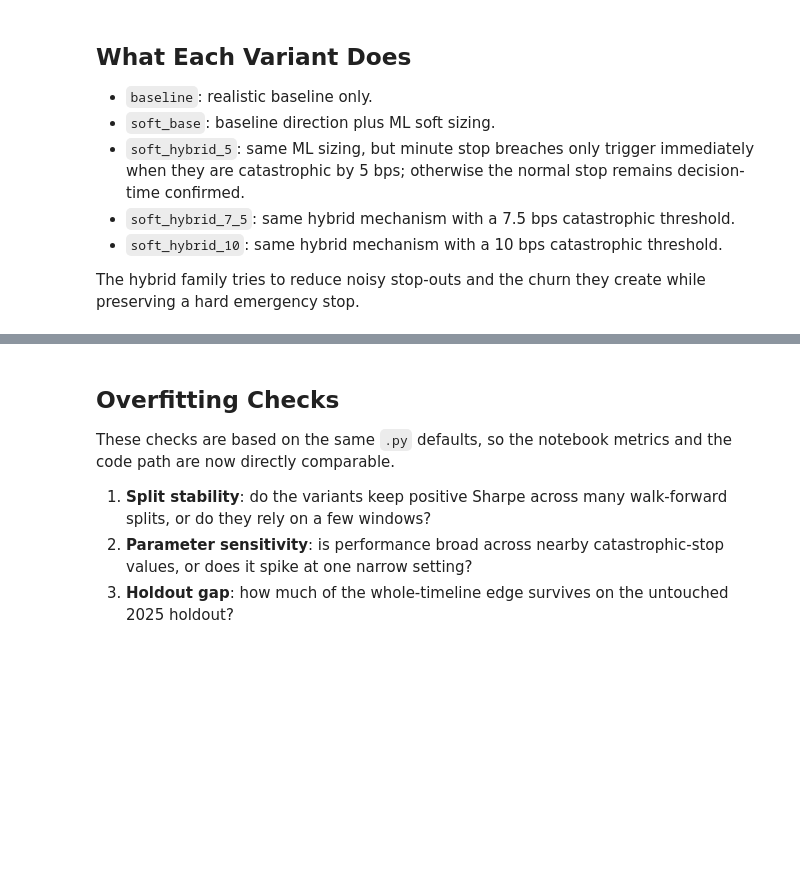
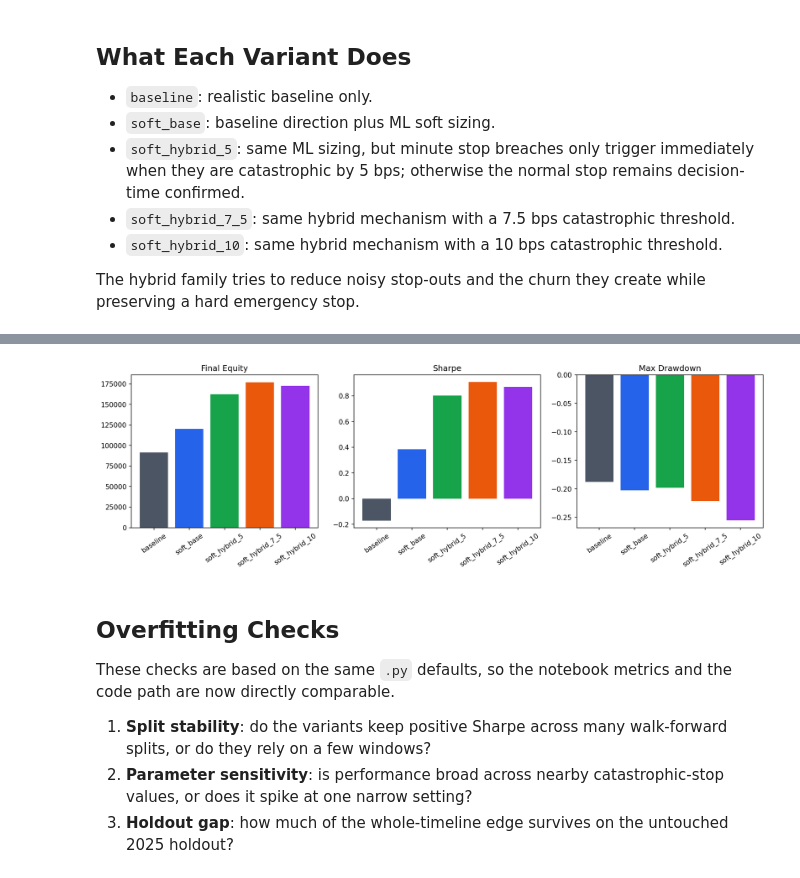
Before and after one commit to uvgusakk/intraday-momentum-ml, a Jupyter notebook: notebooks/04_unseen_2025_holdout_check.ipynb, the cells around one changed output, grey strips where cells are left out. Cells and saved outputs as stored; diff of their text form; code cells hidden in the pictures; blank space fills up the shorter version.

```diff
--- a/notebooks/04_unseen_2025_holdout_check.ipynb
+++ b/notebooks/04_unseen_2025_holdout_check.ipynb
@@ -61,3 +76,7 @@ The hybrid family tries to reduce noisy stop-outs and the churn they create whil
+# %%
+show_plot('whole_timeline_metric_bars.png')
+# %% [output]
+[figure, added]
 # %% [markdown]
 ## Overfitting Checks
 
```
Also changed, not shown: parts of 14 cells of this notebook, 1 other file.
